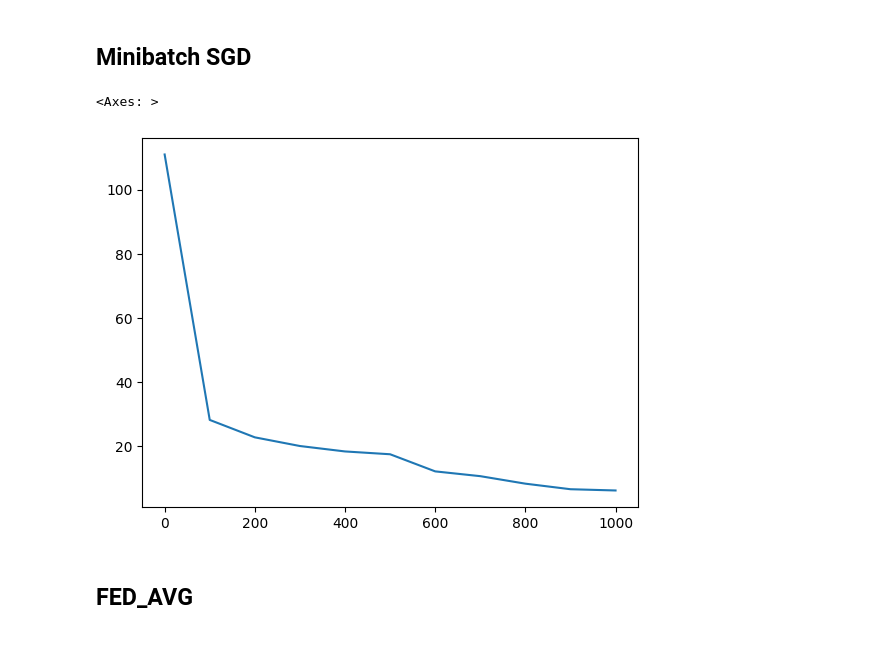
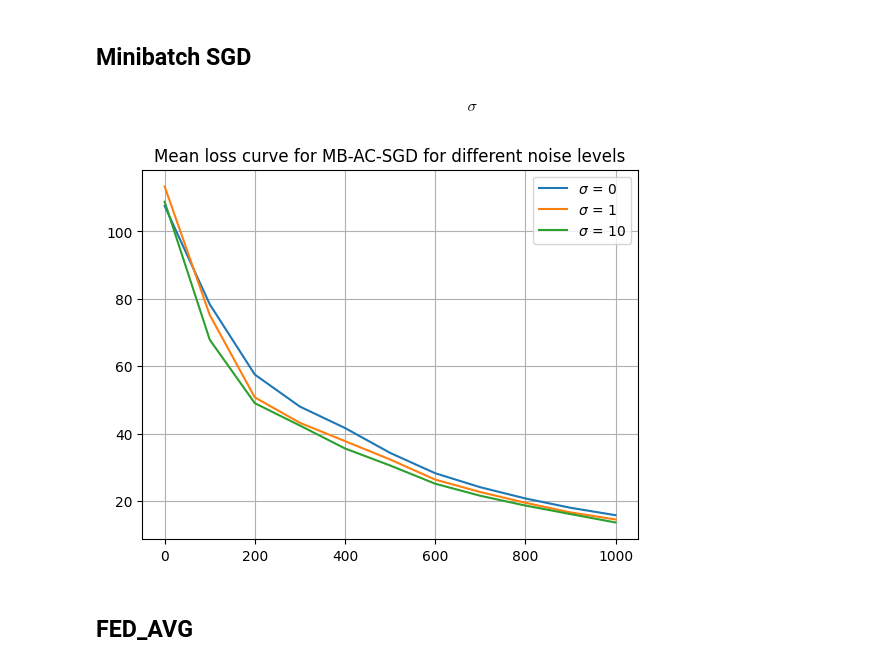
Before and after one commit to NMashalov/FederationLearning, a Jupyter notebook: Fed.ipynb, the cells around one changed output. Saved outputs shown, nothing was run; the diff lists cells and outputs as text; code cells hidden in the pictures.

```diff
--- a/Fed.ipynb
+++ b/Fed.ipynb
@@ -43,7 +43,7 @@ M = 32
 # smoothing gamma
 G = 0.001
 # number of samples
-N = 1000
+N = 50_000
 # %%
 # N x D matrix
 X_train = np.random.uniform(size=(N,D))
@@ -115,6 +127,6 @@ def population_loss(x):
 # %%
 import pandas as pd
-T = 1000 # total number of computations = x2 oracle calls
+T = 10_00 # total number of computations = x2 oracle calls
 K = 10 # sync interval
 
 eta = 1e-3
@@ -123,26 +135,44 @@ alpha = 2
 gamma = 0.1
 
 local_batch = 10
-
 record_intvl = 100
 
-w = np.random.randn(D)
-w_ag = np.copy(w)
+exp_num = 100
 
-seq = pd.Series(name='loss')
-for iter_cnt in range(0, T+1, K):
-    if iter_cnt % record_intvl == 0:
-        seq.at[iter_cnt] = population_loss(w_ag)
-    w_md = (1/beta) * w + (1-(1/beta))*w_ag
-    grad_md = sample_grad(w_md, M*K*local_batch)
-    w_ag = w_md - eta * grad_md
-    w = (1 - (1/alpha)) * w + (1/alpha) * \
-        w_md - gamma * grad_md
+noise_level = [0,1, 10]
+
+seqs = {}
+def learning_curve(noise):
+    w = np.random.randn(D)
+    w_ag = np.copy(w)
+    seq = pd.Series(name='loss')
+    for iter_cnt in range(0, T+1, K):
+        if iter_cnt % record_intvl == 0:
+            seq.at[iter_cnt] = population_loss(w_ag)
+        w_md = (1/beta) * w + (1-(1/beta))*w_ag
+        grad_md = sample_grad(w_md, M*K*local_batch,noise)
+        w_ag = w_md - eta * grad_md
+        w = (1 - (1/alpha)) * w + (1/alpha) * \
+            w_md - gamma * grad_md
+    return seq
+
+
+for noise in noise_level:
+    seqs[noise] = []
+    [seqs[noise].append(learning_curve(noise)) for i in range(exp_num)]
-# %%
-seq.plot()
-# %% [output]
-<Axes: >
-[figure, removed]
+# %% [markdown]
+$$
+\sigma
+$$
+# %%
+import matplotlib.pyplot as plt
+[(sum(seqs)/exp_num).plot(label=r'$\sigma$ = {}'.format(n)) for n,seqs in seqs.items()]
+plt.title('Mean loss curve for MB-AC-SGD for different noise levels')
+plt.grid()
+plt.legend()
+plt.show()
+# %% [output]
+[figure, added]
 # %% [markdown]
 ## FED_AVG
 # %%
```
Also changed, not shown: parts of 3 cells of this notebook.
